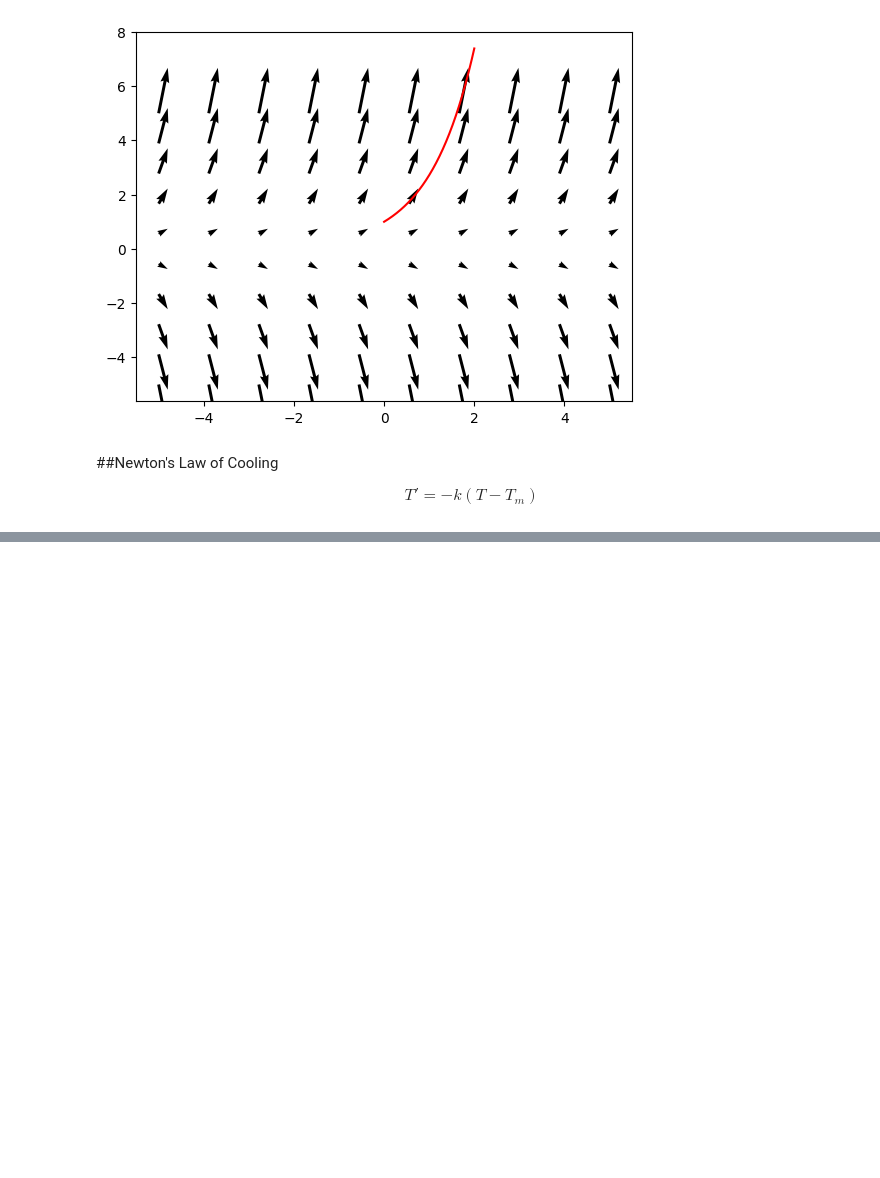
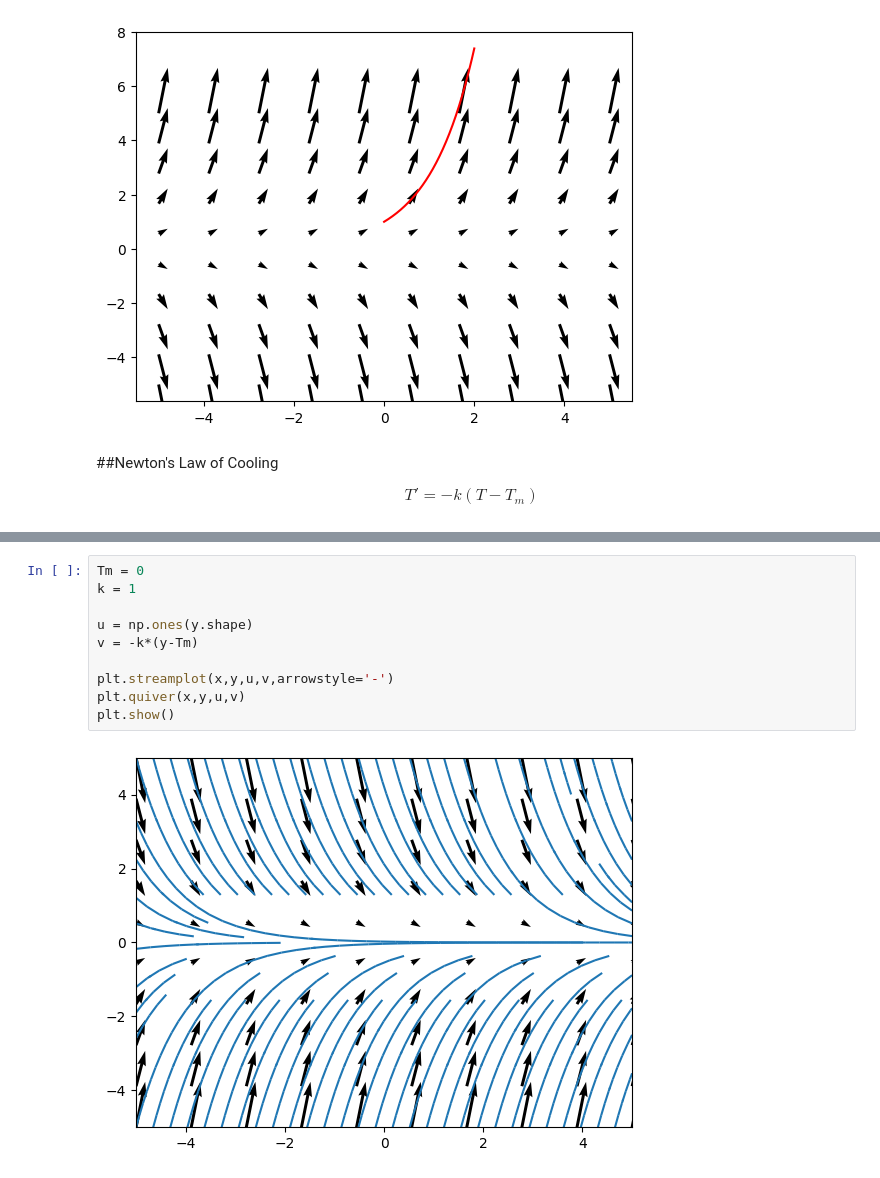
Before and after one commit to nurfnick/DiffEq, a Jupyter notebook: 00_Vector_Plots.ipynb, the cells around one changed output, grey strips where cells are left out. Saved outputs shown, nothing was run; the diff lists cells and outputs as text; blank space fills up the shorter version.

```diff
--- a/00_Vector_Plots.ipynb
+++ b/00_Vector_Plots.ipynb
@@ -64,3 +64,15 @@ plt.quiver(x,y,u,v)
 plt.show()
 # %% [output]
 [figure]
+# %%
+Tm = 0
+k = 1
+
+u = np.ones(y.shape)
+v = -k*(y-Tm)
+
+plt.streamplot(x,y,u,v,arrowstyle='-')
+plt.quiver(x,y,u,v)
+plt.show()
+# %% [output]
+[figure, added]
```
Also changed, not shown: parts of 1 cell of this notebook.
